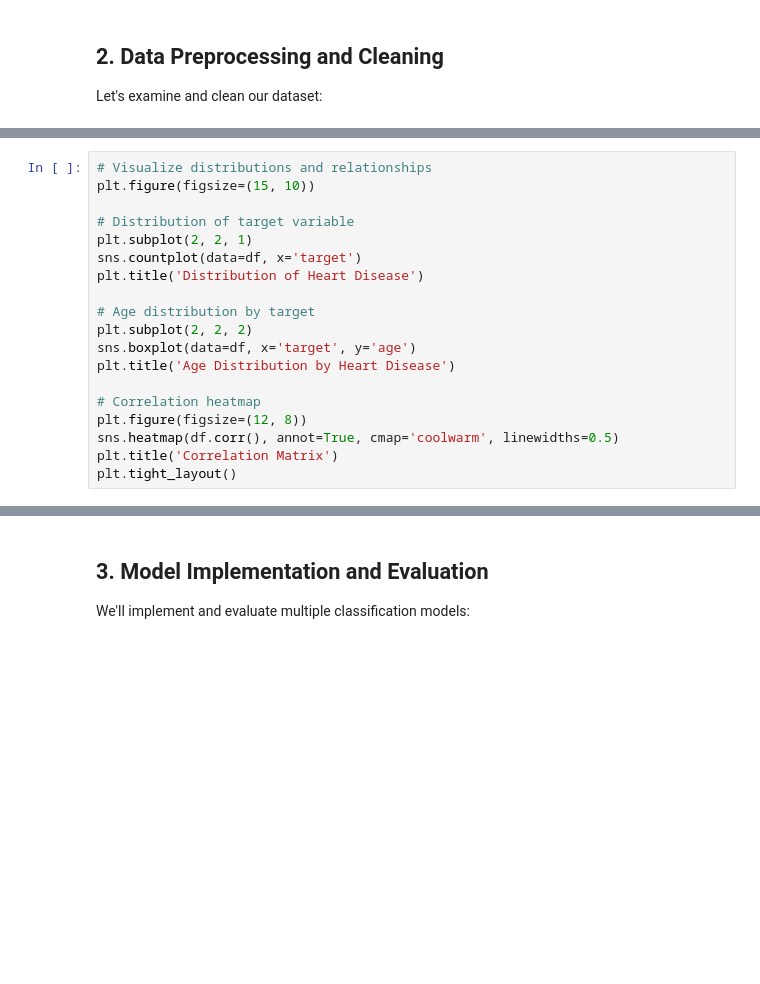
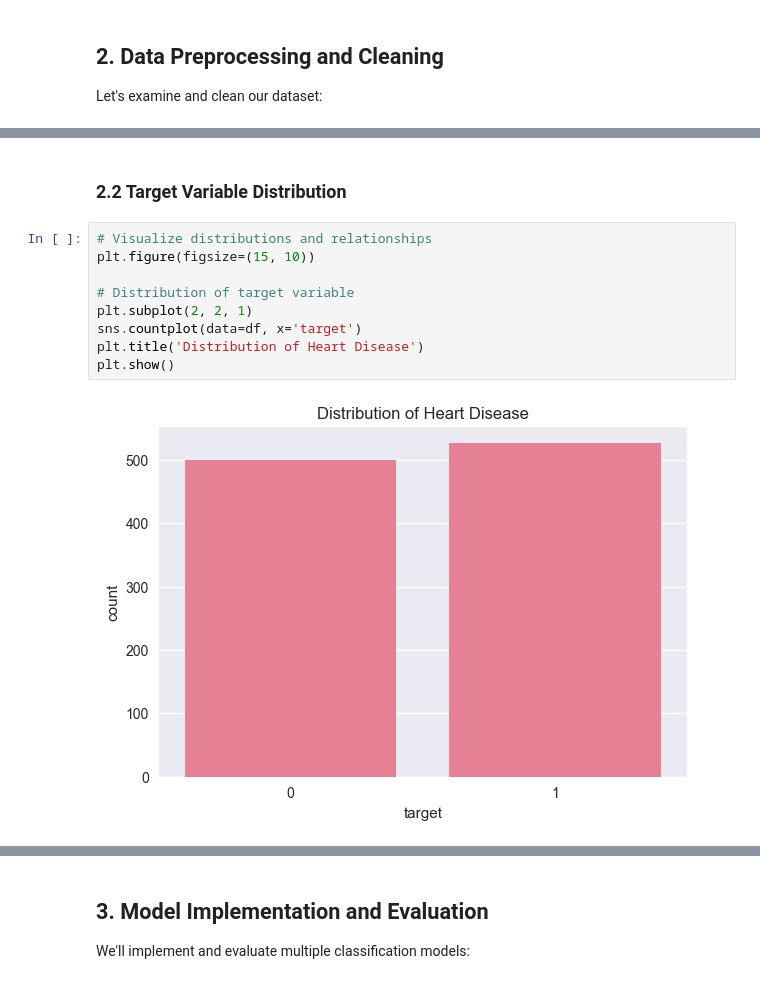
Before and after one commit to carul17/GBC_AMML_Project_Personal, a Jupyter notebook: heart_disease_analysis.ipynb, the cells around one changed output, grey strips where cells are left out. Cells and saved outputs as stored; diff of their text form; blank space fills up the shorter version.

```diff
--- a/heart_disease_analysis.ipynb
+++ b/heart_disease_analysis.ipynb
@@ -84,19 +145,13 @@ df.describe()
+# %% [markdown]
+### 2.2 Target Variable Distribution
 # %%
 # Visualize distributions and relationships
 plt.figure(figsize=(15, 10))
 
 # Distribution of target variable
 plt.subplot(2, 2, 1)
 sns.countplot(data=df, x='target')
 plt.title('Distribution of Heart Disease')
-
-# Age distribution by target
-plt.subplot(2, 2, 2)
-sns.boxplot(data=df, x='target', y='age')
-plt.title('Age Distribution by Heart Disease')
-
-# Correlation heatmap
-plt.figure(figsize=(12, 8))
-sns.heatmap(df.corr(), annot=True, cmap='coolwarm', linewidths=0.5)
-plt.title('Correlation Matrix')
-plt.tight_layout()
+plt.show()
+# %% [output]
+[figure, added]
```
Also changed, not shown: parts of 33 cells of this notebook.
